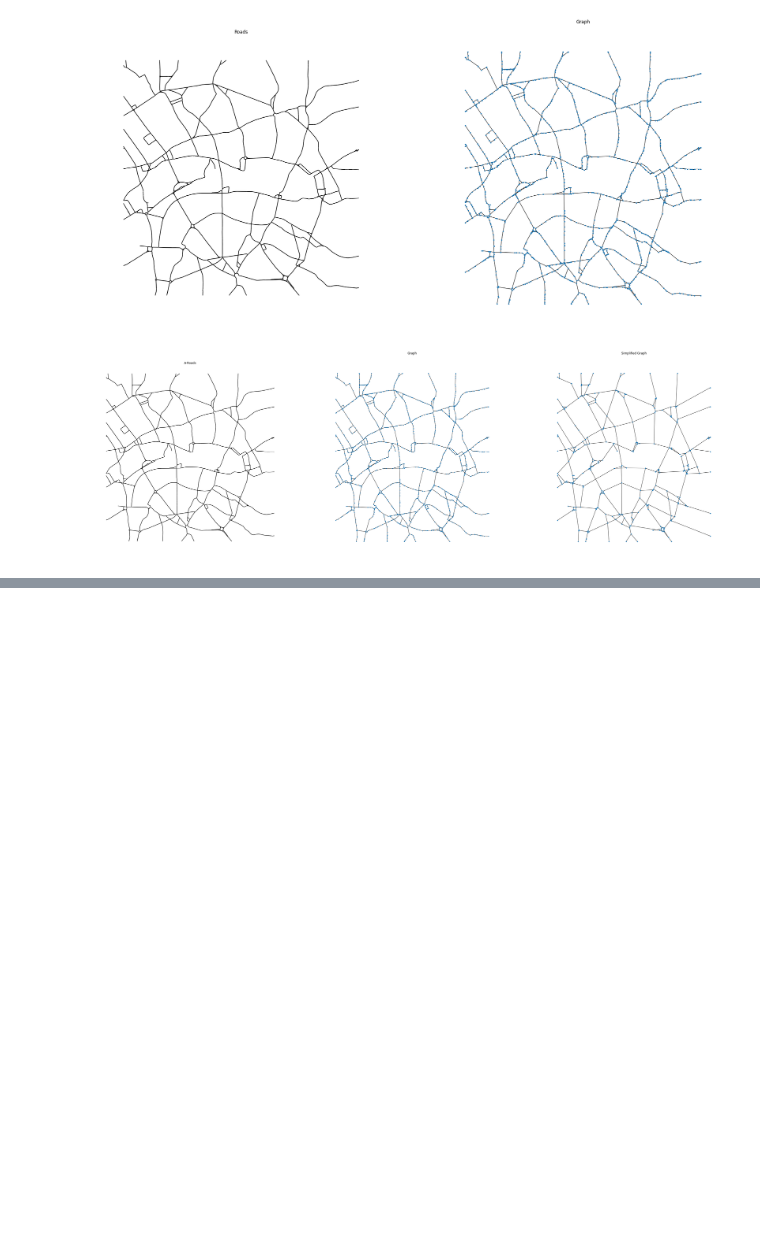
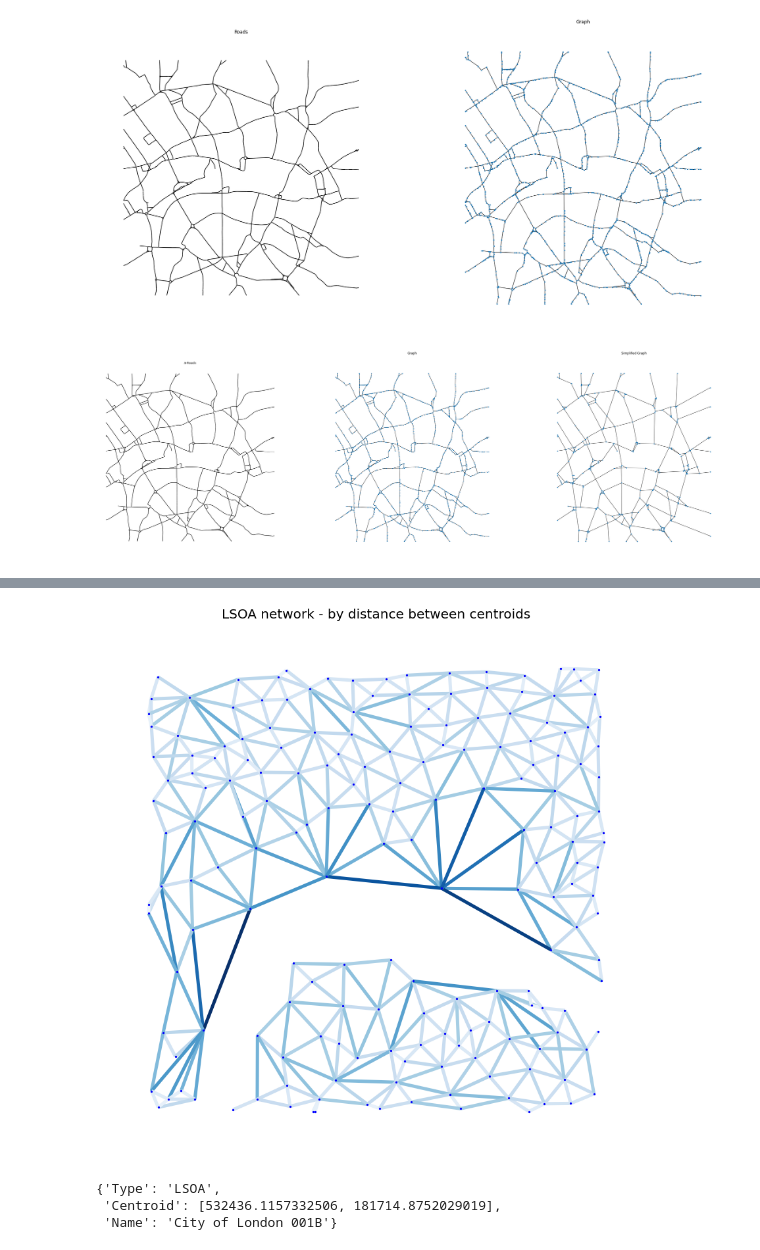
Before and after one commit to richardkappa/GeoData, a Jupyter notebook: Investigations/Graphs and Networks.ipynb, the cells around one changed output, grey strips where cells are left out. Saved outputs shown, nothing was run; the diff lists cells and outputs as text; code cells hidden in the pictures; blank space fills up the shorter version.

```diff
--- a/Investigations/Graphs and Networks.ipynb
+++ b/Investigations/Graphs and Networks.ipynb
@@ -88,0 +132,31 @@ nx.draw(G2, positions, ax=ax[2], node_size=10)
+# %%
+note_attrib = LSOA.loc[:,["Name","Centroid"]].to_dict('index')
+nx.set_node_attributes(G, note_attrib)
+# %%
+def dist_node(n1, n2):
+    dist = np.sqrt( (n1["Centroid"][0] - n2["Centroid"][0])**2  + (n1["Centroid"][1] - n2["Centroid"][1])**2 )
+    return dist
+# %%
+dist = [dist_node(G.nodes[e[0]], G.nodes[e[1]]) for e in G.edges()]
+e_attrib = pd.DataFrame(dist, columns =['Length'])
+e_attrib["e"] = G.edges()
+e_attrib = e_attrib.set_index("e").to_dict("index")
+# %%
+nx.set_edge_attributes(G,e_attrib)
+# %%
+edges,weights = zip(*nx.get_edge_attributes(G,'Length').items())
+
+pos = dict(zip(G.nodes, centroids))
+
+fig, ax = plt.subplots(1, figsize=(15, 15))
+ax.set_title("LSOA network - by distance between centroids", size=20)
+nx.draw(G, pos, node_color='b', node_size=5, edgelist=edges, edge_color=weights, width=5.0, edge_cmap=plt.cm.Blues, ax=ax)
+plt.show()
+# %% [output]
+[figure, added]
+# %%
+G.nodes[1]
+# %% [output]
+{'Type': 'LSOA',
+ 'Centroid': [532436.1157332506, 181714.8752029019],
+ 'Name': 'City of London 001B'}
```
Also changed, not shown: parts of 9 cells of this notebook.
